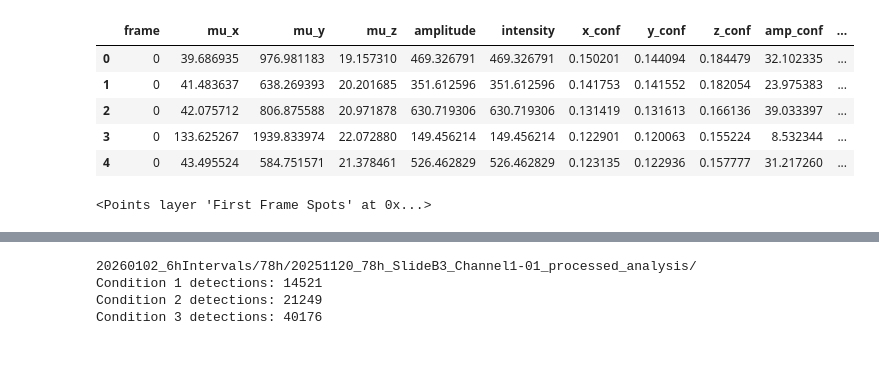
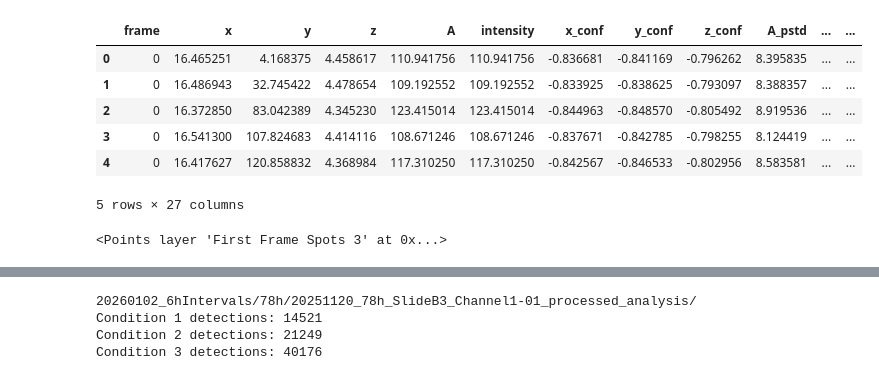
Before and after one commit to MatsulabUW/LLSM-CME-ANALYSIS, a Jupyter notebook: Final/Jupyter_Notebooks/matlab_interface/01.matlab_import.ipynb, the cells around one changed output, grey strips where cells are left out. Cells and saved outputs as stored; diff of their text form; code cells hidden in the pictures.

Commit message:
This code is now a mess, but includes blocks to import and check on detections and tracks from the new pipeline

```diff
--- a/Final/Jupyter_Notebooks/matlab_interface/01.matlab_import.ipynb
+++ b/Final/Jupyter_Notebooks/matlab_interface/01.matlab_import.ipynb
@@ -29,14 +29,11 @@ from gaussian_visualization import visualize_3D_gaussians
 # %%
 channel_to_detect = 1
 
-# /Volumes/ActiveNAS/Valerie/TransferFolder/20260102_6hIntervals/78h/20251120_78h_SlideB3_Channel1-01_processed_analysis/alphatests
-# /Volumes/ActiveNAS/Valerie/TransferFolder/20260102_6hIntervals/78h/20251120_78h_SlideB3_Channel1-01_processed_analysis/zarr_file/all_channels_data
-# /Volumes/ActiveNAS/Valerie/TransferFolder/20260102_6hIntervals/78h/20251120_78h_SlideB3_Channel1-01_processed_analysis/alphatests/ch1_01/detection
-#/Volumes/ActiveNAS/Valerie/TransferFolder/20260130_ArpC3Comparison/20240603_MA2_Plate1-03-Lattice Lightsheet-03_analysis
+# /Volumes/ActiveNAS/Valerie/TransferFolder/20260102_6hIntervals/78h/20251120_78h_SlideB3_Channel1-04-ds_analysis
 
 # Define the file directories (change these to reflect your directories)
 base_dir =  r'/Volumes/ActiveNAS/Valerie/TransferFolder/'
-input_file_directory = '20260130_ArpC3Comparison/20240603_MA2_Plate1-03-Lattice Lightsheet-03_analysis/'
+input_file_directory = '20260102_6hIntervals/78h/20251120_78h_SlideB3_Channel1-03-ds_analysis/'
 zarr_file_directory = input_file_directory + 'zarr_file/all_channels_data'
 
 zarr_full_path = os.path.join(base_dir, zarr_file_directory)
@@ -234,0 +228,9 @@ Saved detections DataFrame to /Volumes/ActiveNAS/Valerie/TransferFolder/20260130
+# %%
+#load already existing pickle files for all three channels
+path_to_pickle_ch3 = os.path.join(base_dir, input_file_directory) + 'ch3/detection/channel_1_detections.pkl'
+path_to_pickle_ch2 = os.path.join(base_dir, input_file_directory) + 'ch2/detection/channel_1_detections.pkl'
+path_to_pickle_ch1 = os.path.join(base_dir, input_file_directory) + 'ch1/detection/channel_1_detections.pkl'
+
+df_ch3 = pd.read_pickle(path_to_pickle_ch3).reset_index()
+df_ch2 = pd.read_pickle(path_to_pickle_ch2).reset_index()
+df_ch1 = pd.read_pickle(path_to_pickle_ch1).reset_index()
@@ -278,35 +299,21 @@ layer_mask = viewer.add_image(masks, name = 'detections', interpolation3d = 'nea
 # Add Bounding Box
 layer_raw.bounding_box.visible = True
 # %%
-df_reset.head()
+df_ch1.head()
 # %% [output]
-|  | frame | mu_x | mu_y | mu_z | amplitude | intensity | x_conf | y_conf | z_conf | amp_conf | ... |
-| 0 | 0 | 39.686935 | 976.981183 | 19.157310 | 469.326791 | 469.326791 | 0.150201 | 0.144094 | 0.184479 | 32.102335 | ... |
-| 1 | 0 | 41.483637 | 638.269393 | 20.201685 | 351.612596 | 351.612596 | 0.141753 | 0.141552 | 0.182054 | 23.975383 | ... |
-| 2 | 0 | 42.075712 | 806.875588 | 20.971878 | 630.719306 | 630.719306 | 0.131419 | 0.131613 | 0.166136 | 39.033397 | ... |
-| 3 | 0 | 133.625267 | 1939.833974 | 22.072880 | 149.456214 | 149.456214 | 0.122901 | 0.120063 | 0.155224 | 8.532344 | ... |
-| 4 | 0 | 43.495524 | 584.751571 | 21.378461 | 526.462829 | 526.462829 | 0.123135 | 0.122936 | 0.157777 | 31.217260 | ... |
+|  | frame | x | y | z | A | intensity | x_conf | y_conf | z_conf | A_pstd | ... | ... |
+| 0 | 0 | 16.465251 | 4.168375 | 4.458617 | 110.941756 | 110.941756 | -0.836681 | -0.841169 | -0.796262 | 8.395835 | ... | ... |
+| 1 | 0 | 16.486943 | 32.745422 | 4.478654 | 109.192552 | 109.192552 | -0.833925 | -0.838625 | -0.793097 | 8.388357 | ... | ... |
+| 2 | 0 | 16.372850 | 83.042389 | 4.345230 | 123.415014 | 123.415014 | -0.844963 | -0.848570 | -0.805492 | 8.919536 | ... | ... |
+| 3 | 0 | 16.541300 | 107.824683 | 4.414116 | 108.671246 | 108.671246 | -0.837671 | -0.842785 | -0.798255 | 8.124419 | ... | ... |
+| 4 | 0 | 16.417627 | 120.858832 | 4.368984 | 117.310250 | 117.310250 | -0.842567 | -0.846533 | -0.802956 | 8.583581 | ... | ... |
+5 rows × 27 columns
 # %%
-# Filter for spots in the first frame only
-first_frame_spots = df_reset[df_reset['frame'] == 0]
-
-# # Extract coordinates (z, y, x format for napari)
-# spots_coords = first_frame_spots[['mu_z', 'mu_y', 'mu_x']].values
-
-# # Generate random colors for each point (RGB values between 0 and 1)
-# n_points = len(spots_coords)
-# random_colors = np.random.rand(n_points, 3)  # Shape: (n_points, 3) for RGB
-
-# Add to napari viewer
-# viewer.add_points(spots_coords,
-#                   name='First Frame Spots',
-#                   size=3,  # Adjust size as needed
-#                   face_color='random_colors',  # Change color as desired
-#                   # edge_color='white'
-#                   )
+# Filter for spots in the first frame only in
+first_frame_spots = df_ch3[df_ch3['frame'] == 0]
 
 # Extract coordinates (z, y, x format for napari)
-spots_coords = first_frame_spots[['mu_z', 'mu_y', 'mu_x']].values
+spots_coords = first_frame_spots[['z', 'y', 'x']].values
 
 # Generate random colors for each point (RGB values between 0 and 1)
 n_points = len(spots_coords)
@@ -314,10 +321,10 @@ random_colors = np.random.rand(n_points, 3)  # Shape: (n_points, 3) for RGB
 
 # Add to napari viewer
 viewer.add_points(spots_coords,
-                  name='First Frame Spots',
+                  name='First Frame Spots 3',
                   size=2,
                   face_color=random_colors,
                   # edge_color='white'
                   )
 # %% [output]
-<Points layer 'First Frame Spots' at 0x...>
+<Points layer 'First Frame Spots 3' at 0x...>
```
Also changed, not shown: parts of 14 cells of this notebook.
